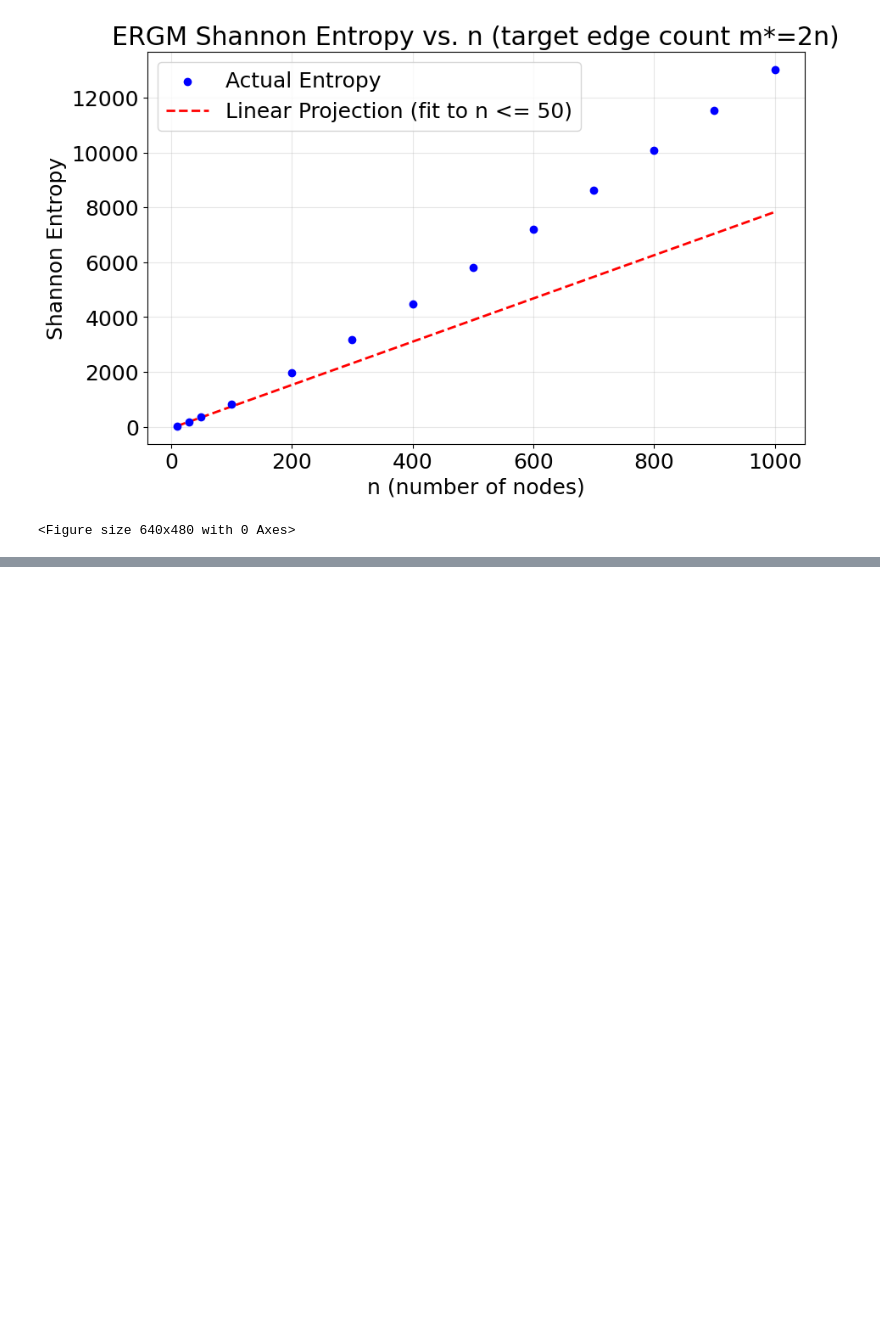
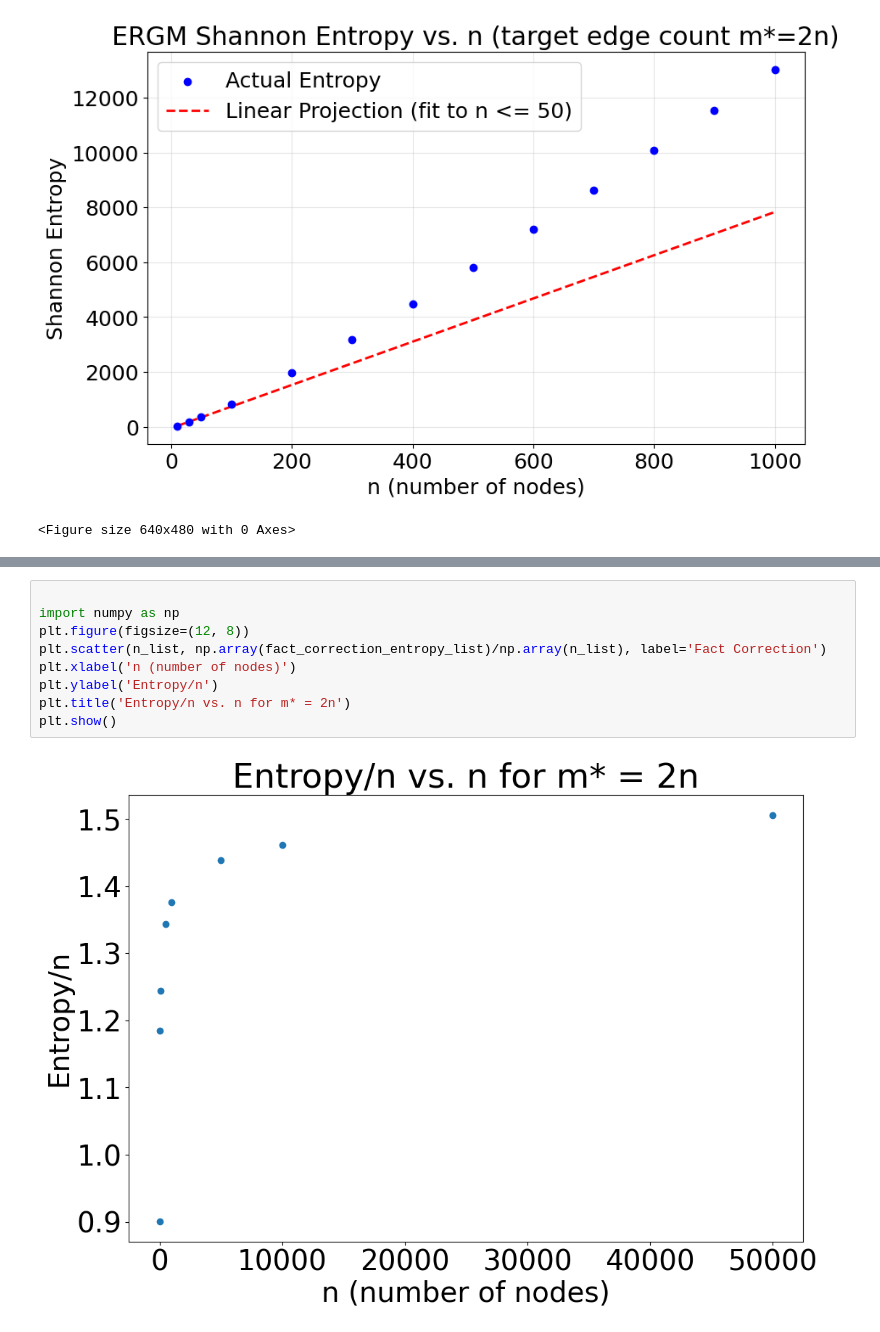
Before and after one commit to CarelessZebra/IIB_project, a Jupyter notebook: graphs.ipynb, the cells around one changed output, grey strips where cells are left out. Drawn from its saved outputs; the diff is of its cells as text; blank space fills up the shorter version.

```diff
--- a/graphs.ipynb
+++ b/graphs.ipynb
@@ -446,0 +457,11 @@ TypeError: Value after * must be an iterable, not int
+# %%
+
+import numpy as np
+plt.figure(figsize=(12, 8))
+plt.scatter(n_list, np.array(fact_correction_entropy_list)/np.array(n_list), label='Fact Correction')
+plt.xlabel('n (number of nodes)')
+plt.ylabel('Entropy/n')
+plt.title('Entropy/n vs. n for m* = 2n')
+plt.show()
+# %% [output]
+[figure, added]
```
Also changed, not shown: parts of 3 cells of this notebook, 2 other files.
